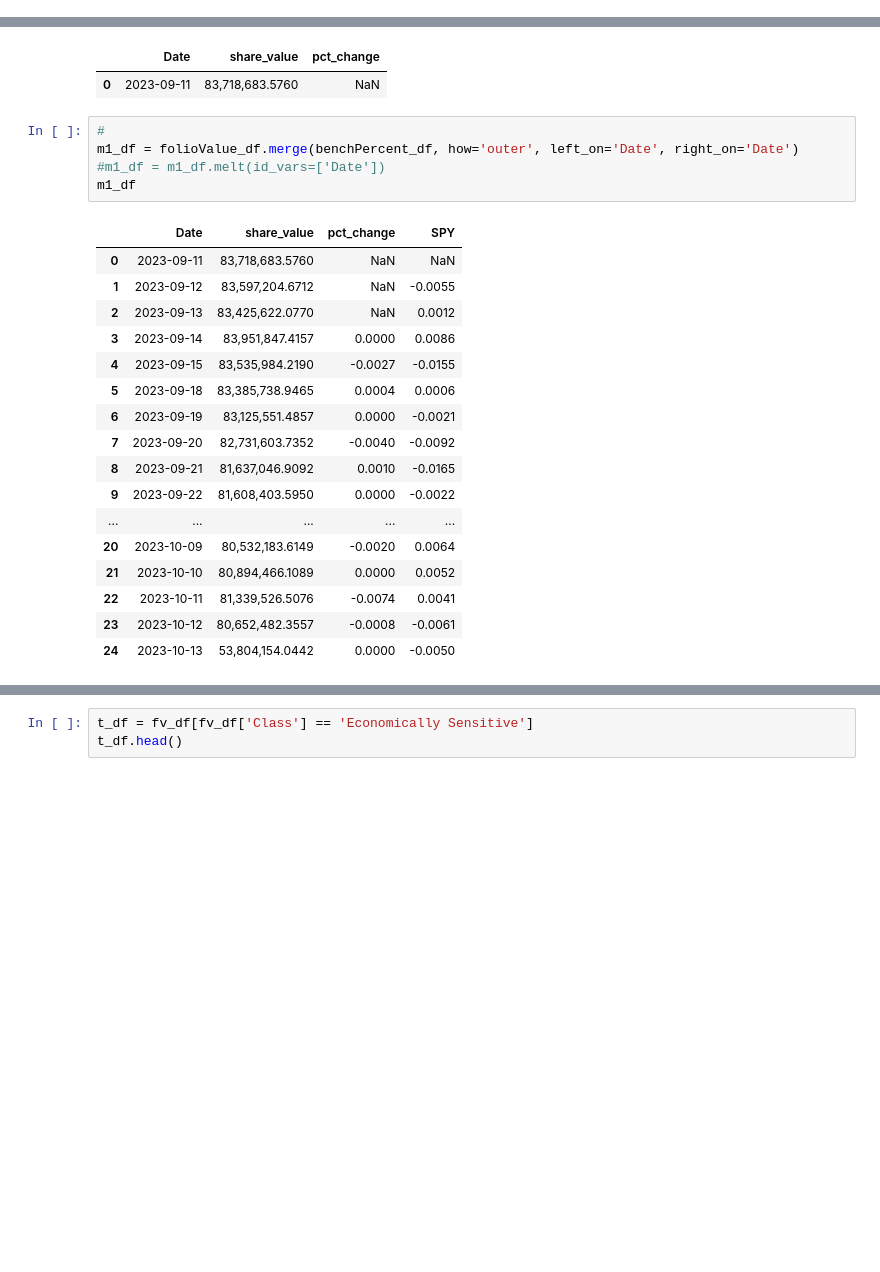
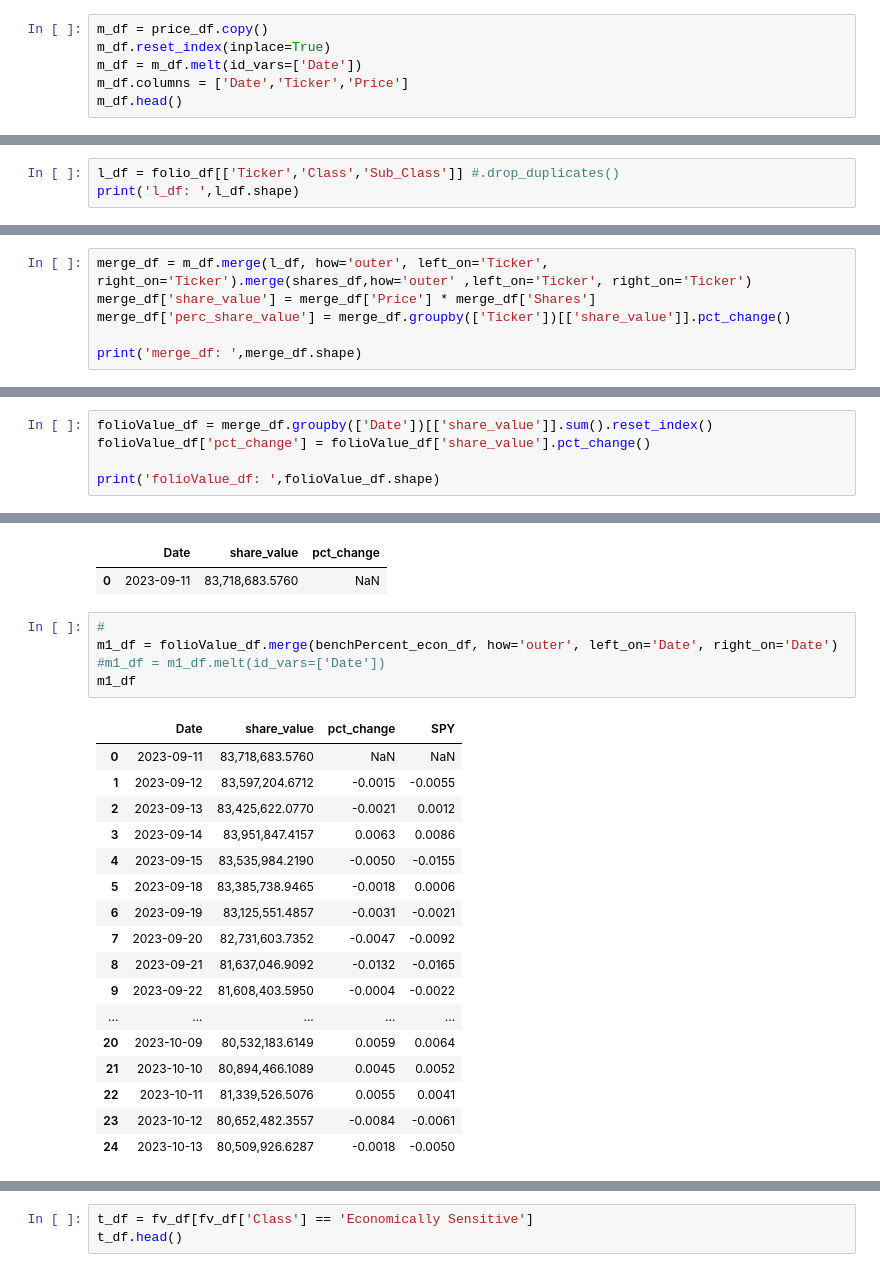
Before and after one commit to dsimband/DATA618, a Jupyter notebook: w7/DATA618_W7_Portfolio.ipynb, the cells around one changed output, grey strips where cells are left out. Saved outputs shown, nothing was run; the diff lists cells and outputs as text; blank space fills up the shorter version.

```diff
--- a/w7/DATA618_W7_Portfolio.ipynb
+++ b/w7/DATA618_W7_Portfolio.ipynb
@@ -115,0 +235,6 @@ benchPercent_int_df.head()
+# %%
+m_df = price_df.copy()
+m_df.reset_index(inplace=True)
+m_df = m_df.melt(id_vars=['Date'])
+m_df.columns = ['Date','Ticker','Price']
+m_df.head()
@@ -115,0 +248,3 @@ benchPercent_int_df.head()
+# %%
+l_df = folio_df[['Ticker','Class','Sub_Class']] #.drop_duplicates()
+print('l_df: ',l_df.shape)
@@ -115,0 +253,6 @@ benchPercent_int_df.head()
+# %%
+merge_df = m_df.merge(l_df, how='outer', left_on='Ticker', right_on='Ticker').merge(shares_df,how='outer' ,left_on='Ticker', right_on='Ticker')
+merge_df['share_value'] = merge_df['Price'] * merge_df['Shares']
+merge_df['perc_share_value'] = merge_df.groupby(['Ticker'])[['share_value']].pct_change()
+
+print('merge_df: ',merge_df.shape)
@@ -115,0 +277,5 @@ benchPercent_int_df.head()
+# %%
+folioValue_df = merge_df.groupby(['Date'])[['share_value']].sum().reset_index()
+folioValue_df['pct_change'] = folioValue_df['share_value'].pct_change()
+
+print('folioValue_df: ',folioValue_df.shape)
@@ -122,27 +359,27 @@ folioValue_df[folioValue_df['Date'] == purchase_date.strftime("%Y-%m-%d")]
 | 0 | 2023-09-11 | 83,718,683.5760 | NaN |
 # %%
 #
-m1_df = folioValue_df.merge(benchPercent_df, how='outer', left_on='Date', right_on='Date')
+m1_df = folioValue_df.merge(benchPercent_econ_df, how='outer', left_on='Date', right_on='Date')
 #m1_df = m1_df.melt(id_vars=['Date'])
 m1_df
 # %% [output]
 |  | Date | share_value | pct_change | SPY |
 | 0 | 2023-09-11 | 83,718,683.5760 | NaN | NaN |
-| 1 | 2023-09-12 | 83,597,204.6712 | NaN | -0.0055 |
-| 2 | 2023-09-13 | 83,425,622.0770 | NaN | 0.0012 |
-| 3 | 2023-09-14 | 83,951,847.4157 | 0.0000 | 0.0086 |
-| 4 | 2023-09-15 | 83,535,984.2190 | -0.0027 | -0.0155 |
-| 5 | 2023-09-18 | 83,385,738.9465 | 0.0004 | 0.0006 |
-| 6 | 2023-09-19 | 83,125,551.4857 | 0.0000 | -0.0021 |
-| 7 | 2023-09-20 | 82,731,603.7352 | -0.0040 | -0.0092 |
-| 8 | 2023-09-21 | 81,637,046.9092 | 0.0010 | -0.0165 |
-| 9 | 2023-09-22 | 81,608,403.5950 | 0.0000 | -0.0022 |
+| 1 | 2023-09-12 | 83,597,204.6712 | -0.0015 | -0.0055 |
+| 2 | 2023-09-13 | 83,425,622.0770 | -0.0021 | 0.0012 |
+| 3 | 2023-09-14 | 83,951,847.4157 | 0.0063 | 0.0086 |
+| 4 | 2023-09-15 | 83,535,984.2190 | -0.0050 | -0.0155 |
+| 5 | 2023-09-18 | 83,385,738.9465 | -0.0018 | 0.0006 |
+| 6 | 2023-09-19 | 83,125,551.4857 | -0.0031 | -0.0021 |
+| 7 | 2023-09-20 | 82,731,603.7352 | -0.0047 | -0.0092 |
+| 8 | 2023-09-21 | 81,637,046.9092 | -0.0132 | -0.0165 |
+| 9 | 2023-09-22 | 81,608,403.5950 | -0.0004 | -0.0022 |
 | ... | ... | ... | ... | ... |
-| 20 | 2023-10-09 | 80,532,183.6149 | -0.0020 | 0.0064 |
-| 21 | 2023-10-10 | 80,894,466.1089 | 0.0000 | 0.0052 |
-| 22 | 2023-10-11 | 81,339,526.5076 | -0.0074 | 0.0041 |
-| 23 | 2023-10-12 | 80,652,482.3557 | -0.0008 | -0.0061 |
-| 24 | 2023-10-13 | 53,804,154.0442 | 0.0000 | -0.0050 |
+| 20 | 2023-10-09 | 80,532,183.6149 | 0.0059 | 0.0064 |
+| 21 | 2023-10-10 | 80,894,466.1089 | 0.0045 | 0.0052 |
+| 22 | 2023-10-11 | 81,339,526.5076 | 0.0055 | 0.0041 |
+| 23 | 2023-10-12 | 80,652,482.3557 | -0.0084 | -0.0061 |
+| 24 | 2023-10-13 | 80,509,926.6287 | -0.0018 | -0.0050 |
 # %%
 # Graph
 fig, ax = plt.subplots(figsize=(16,8))
```
Also changed, not shown: parts of 38 cells of this notebook, 1 other file.
